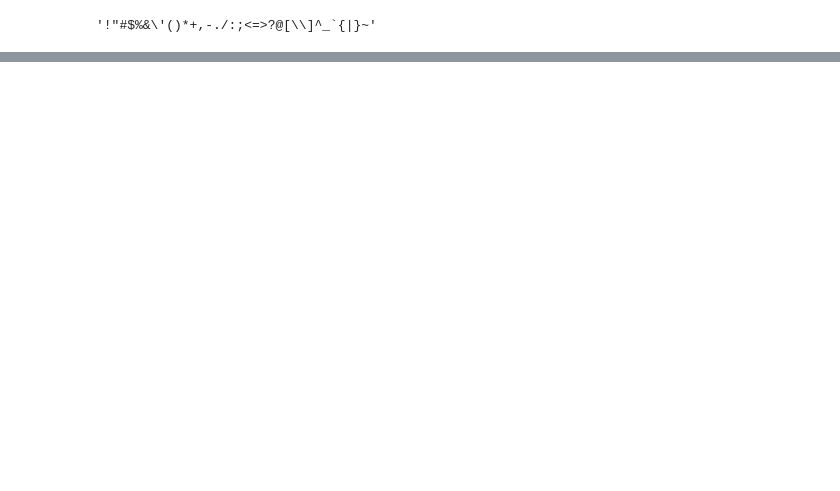
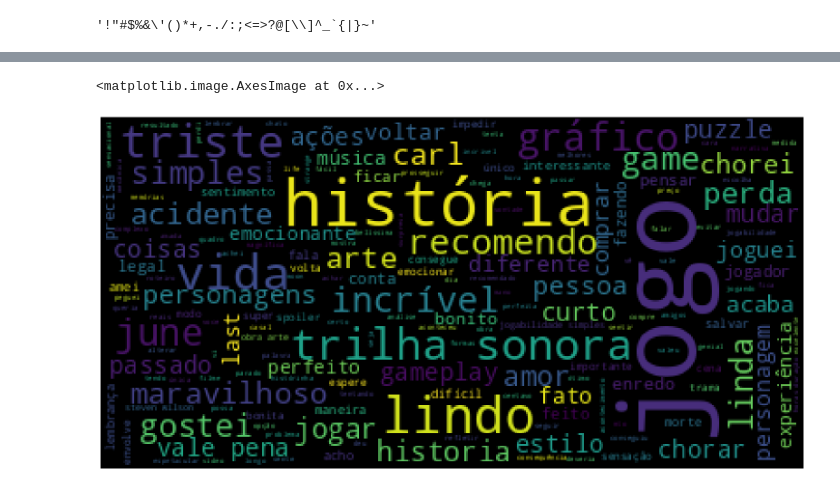
Before and after one commit to syannekaroline/emotion-analysis, a Jupyter notebook: spacyTest.ipynb, the cells around one changed output, grey strips where cells are left out. Saved outputs shown, nothing was run; the diff lists cells and outputs as text; code cells hidden in the pictures; blank space fills up the shorter version.

```diff
--- a/spacyTest.ipynb
+++ b/spacyTest.ipynb
@@ -73,7 +63,8 @@ pontuacoes
 # %%
 def preprocessamento(text):
     result = []
-    pos_tag = ['ADJ', 'NOUN', 'VERB', 'PROPN'] # escolhendo apenas adjetivos, substantivos e verbos , 'VERB'
+    #pos_tag = ['ADJ', 'NOUN', 'VERB', 'PROPN'] # escolhendo apenas adjetivos, substantivos e verbos , 'VERB'
+    pos_tag = ['ADJ', 'VERB']
     texto = re.sub(u'[^a-zA-Z0-9áéíóúÁÉÍÓÚâêîôÂÊÎÔãõÃÕçÇ: ]', '', text )
     doc = nlp(texto.lower()) # Transformando em minúsculo
     for token in doc:
@@ -89,3 +80,8 @@ def preprocessamento(text):
 
     #return result # 5
     return texto # 5
+# %%
+
+
+df.motivacao=df.Comentarios.astype(str)
+df['limpa'] = df['Comentarios'].apply(preprocessamento)
@@ -91,0 +104,14 @@ def preprocessamento(text):
+# %%
+motivo = df['limpa'].values
+juntandotudo = ''
+for sentimento in motivo:
+  juntandotudo += sentimento+" "
+# %%
+from wordcloud import WordCloud
+import matplotlib.pyplot as plt
+plt.figure(figsize=(20,20))
+plt.axis('off')
+plt.imshow(WordCloud().generate(juntandotudo))
+# %% [output]
+<matplotlib.image.AxesImage at 0x...>
+[figure, added]
```
Also changed, not shown: parts of 3 cells of this notebook.
